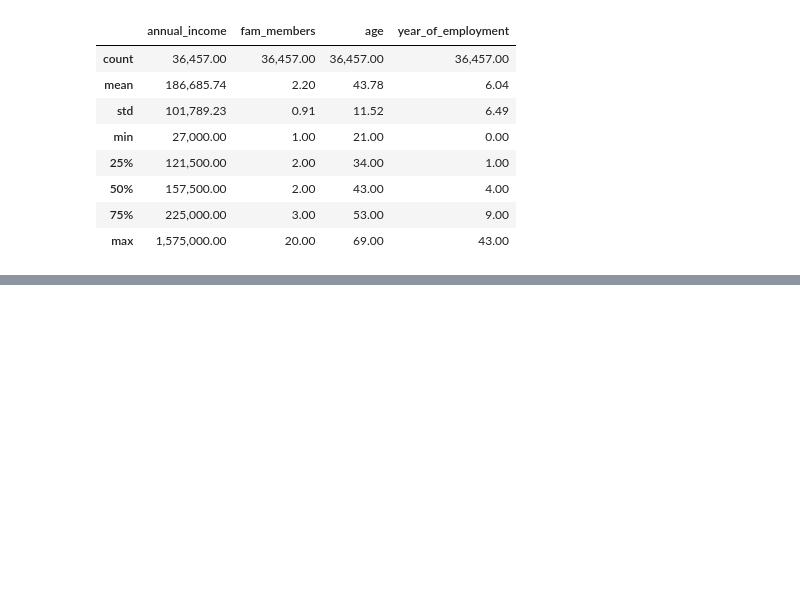
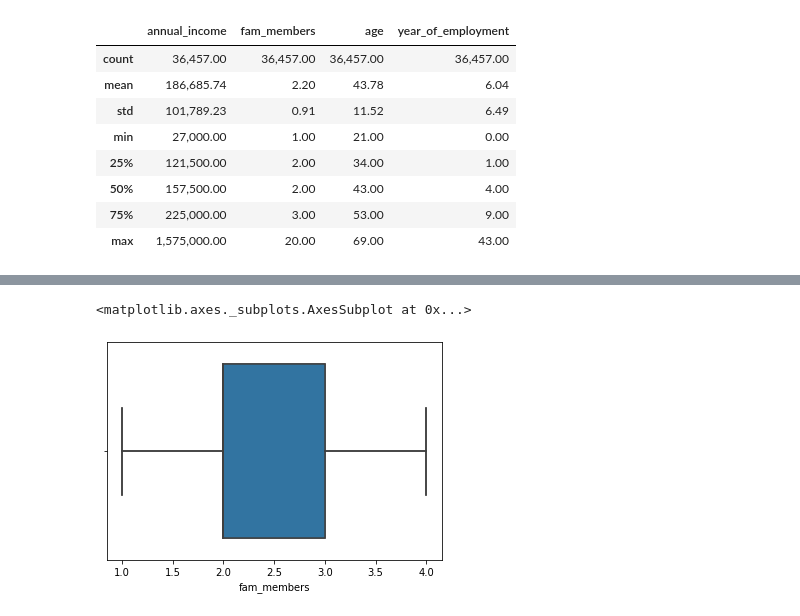
Before and after one commit to difercast/credit-card-risk-management, a Jupyter notebook: src/2-eda-featuring-eng.ipynb, the cells around one changed output, grey strips where cells are left out. Cells and saved outputs as stored; diff of their text form; code cells hidden in the pictures; blank space fills up the shorter version.

```diff
--- a/src/2-eda-featuring-eng.ipynb
+++ b/src/2-eda-featuring-eng.ipynb
@@ -263,0 +301,10 @@ Name: FLAG_EMAIL, dtype: int64
+# %%
+lower, upper = remove_outliers(df['fam_members'])
+
+df = df.loc[(df['fam_members'] > lower) & (df['fam_members'] < upper)]
+sns.boxplot(df['fam_members'])
+
+sns.boxplot(df['fam_members'])
+# %% [output]
+<matplotlib.axes._subplots.AxesSubplot at 0x...>
+[figure, added]
```
Also changed, not shown: parts of 6 cells of this notebook.
